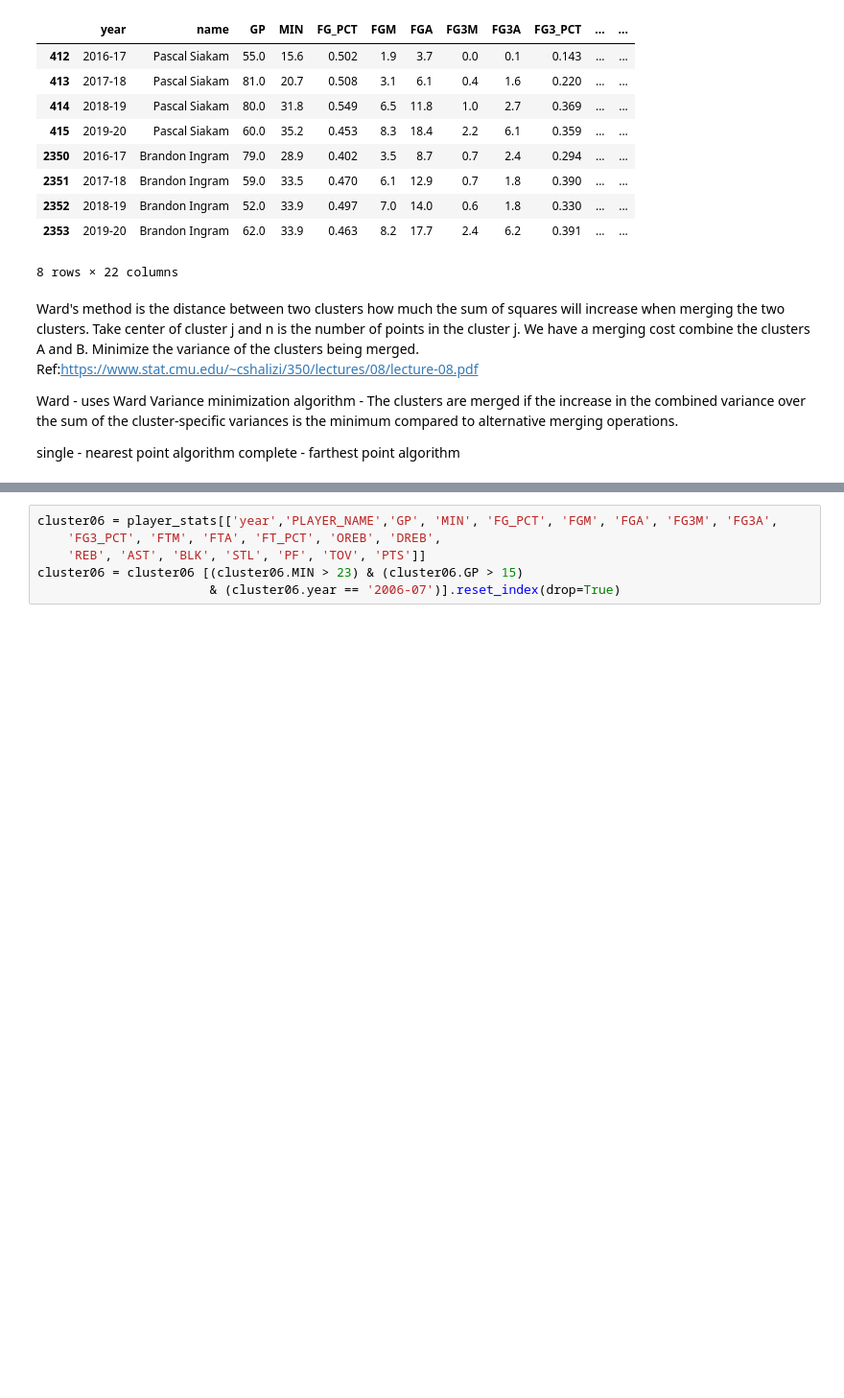
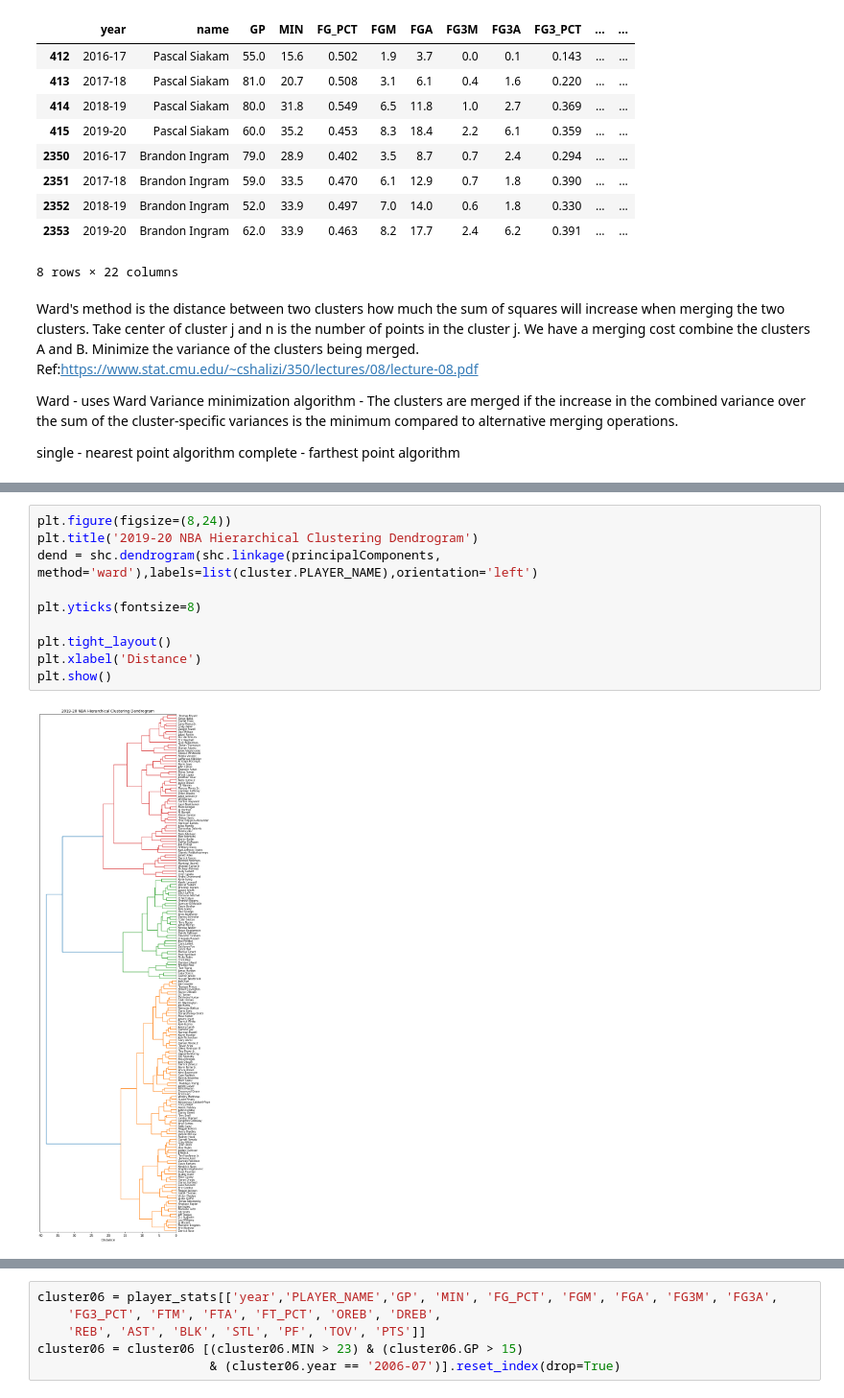
Before and after one commit to Mayer-Yang/NBA_Winner, a Jupyter notebook: raw_analysis_code/NBA-PlayersClustering.ipynb, the cells around one changed output, grey strips where cells are left out. Shown: that part at 96% size. Cells and saved outputs as stored; diff of their text form; blank space fills up the shorter version.

```diff
--- a/raw_analysis_code/NBA-PlayersClustering.ipynb
+++ b/raw_analysis_code/NBA-PlayersClustering.ipynb
@@ -201,0 +347,12 @@ plt.show()
+# %%
+plt.figure(figsize=(8,24))
+plt.title('2019-20 NBA Hierarchical Clustering Dendrogram')
+dend = shc.dendrogram(shc.linkage(principalComponents, method='ward'),labels=list(cluster.PLAYER_NAME),orientation='left')
+
+plt.yticks(fontsize=8)
+
+plt.tight_layout()
+plt.xlabel('Distance')
+plt.show()
+# %% [output]
+[figure, added]
```
Also changed, not shown: parts of 18 cells of this notebook.
